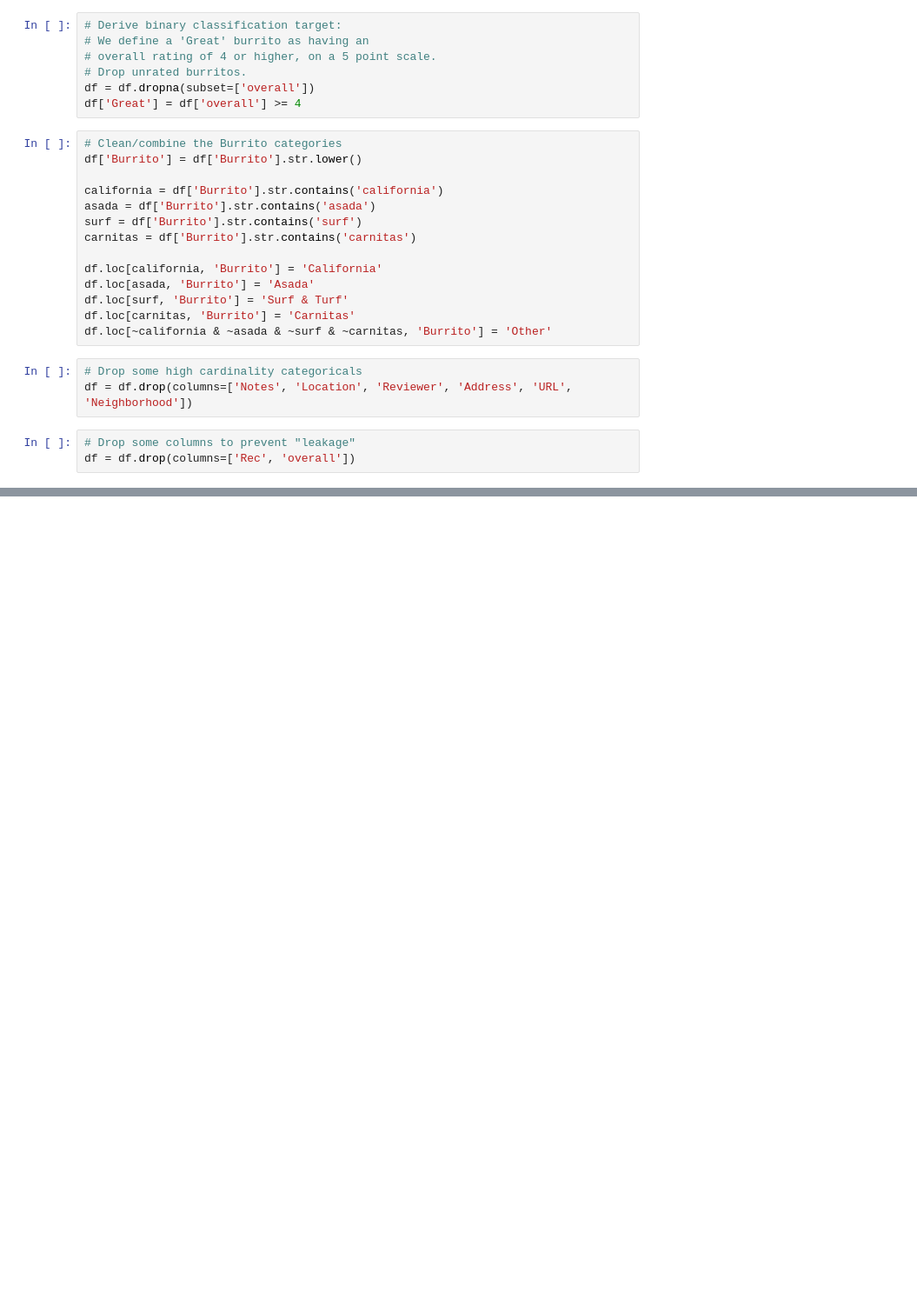
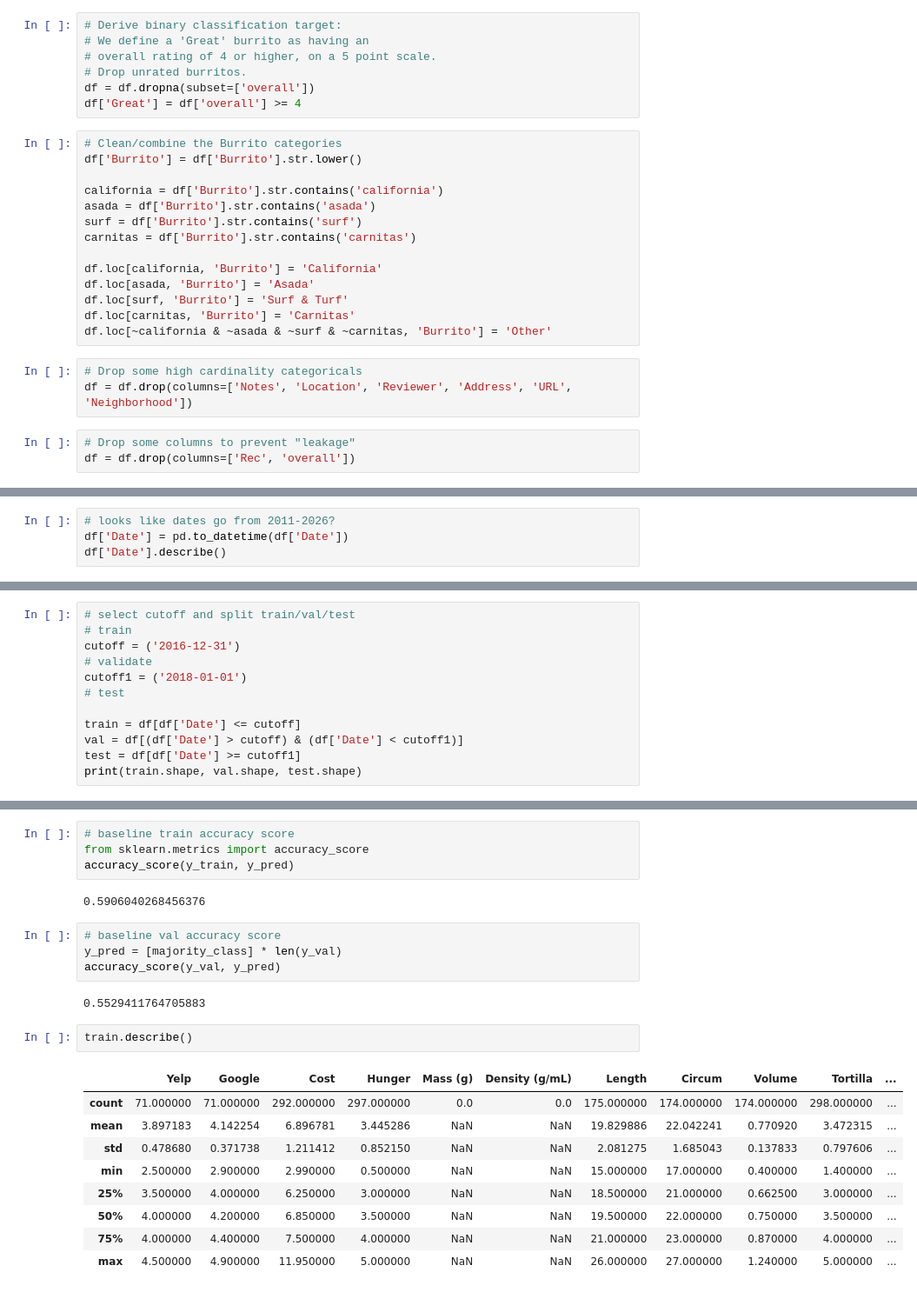
Before and after one commit to DRodriguez615/DS-Unit-2-Linear-Models, a Jupyter notebook: module4-logistic-regression/LS_DS_214_assignment.ipynb, the cells around one changed output, grey strips where cells are left out. Shown: that part at 87% size. Saved outputs shown, nothing was run; the diff lists cells and outputs as text; blank space fills up the shorter version.

```diff
--- a/module4-logistic-regression/LS_DS_214_assignment.ipynb
+++ b/module4-logistic-regression/LS_DS_214_assignment.ipynb
@@ -77,0 +118,4 @@ df = df.drop(columns=['Rec', 'overall'])
+# %%
+# looks like dates go from 2011-2026?
+df['Date'] = pd.to_datetime(df['Date'])
+df['Date'].describe()
@@ -77,0 +130,12 @@ df = df.drop(columns=['Rec', 'overall'])
+# %%
+# select cutoff and split train/val/test
+# train
+cutoff = ('2016-12-31')
+# validate
+cutoff1 = ('2018-01-01')
+# test
+
+train = df[df['Date'] <= cutoff]
+val = df[(df['Date'] > cutoff) & (df['Date'] < cutoff1)]
+test = df[df['Date'] >= cutoff1]
+print(train.shape, val.shape, test.shape)
@@ -77,0 +217,24 @@ df = df.drop(columns=['Rec', 'overall'])
+# %%
+# baseline train accuracy score
+from sklearn.metrics import accuracy_score
+accuracy_score(y_train, y_pred)
+# %% [output]
+0.5906040268456376
+# %%
+# baseline val accuracy score
+y_pred = [majority_class] * len(y_val)
+accuracy_score(y_val, y_pred)
+# %% [output]
+0.5529411764705883
+# %%
+train.describe()
+# %% [output]
+|  | Yelp | Google | Cost | Hunger | Mass (g) | Density (g/mL) | Length | Circum | Volume | Tortilla | ... |
+| count | 71.000000 | 71.000000 | 292.000000 | 297.000000 | 0.0 | 0.0 | 175.000000 | 174.000000 | 174.000000 | 298.000000 | ... |
+| mean | 3.897183 | 4.142254 | 6.896781 | 3.445286 | NaN | NaN | 19.829886 | 22.042241 | 0.770920 | 3.472315 | ... |
+| std | 0.478680 | 0.371738 | 1.211412 | 0.852150 | NaN | NaN | 2.081275 | 1.685043 | 0.137833 | 0.797606 | ... |
+| min | 2.500000 | 2.900000 | 2.990000 | 0.500000 | NaN | NaN | 15.000000 | 17.000000 | 0.400000 | 1.400000 | ... |
+| 25% | 3.500000 | 4.000000 | 6.250000 | 3.000000 | NaN | NaN | 18.500000 | 21.000000 | 0.662500 | 3.000000 | ... |
+| 50% | 4.000000 | 4.200000 | 6.850000 | 3.500000 | NaN | NaN | 19.500000 | 22.000000 | 0.750000 | 3.500000 | ... |
+| 75% | 4.000000 | 4.400000 | 7.500000 | 4.000000 | NaN | NaN | 21.000000 | 23.000000 | 0.870000 | 4.000000 | ... |
+| max | 4.500000 | 4.900000 | 11.950000 | 5.000000 | NaN | NaN | 26.000000 | 27.000000 | 1.240000 | 5.000000 | ... |
```
Also changed, not shown: parts of 17 cells of this notebook.
